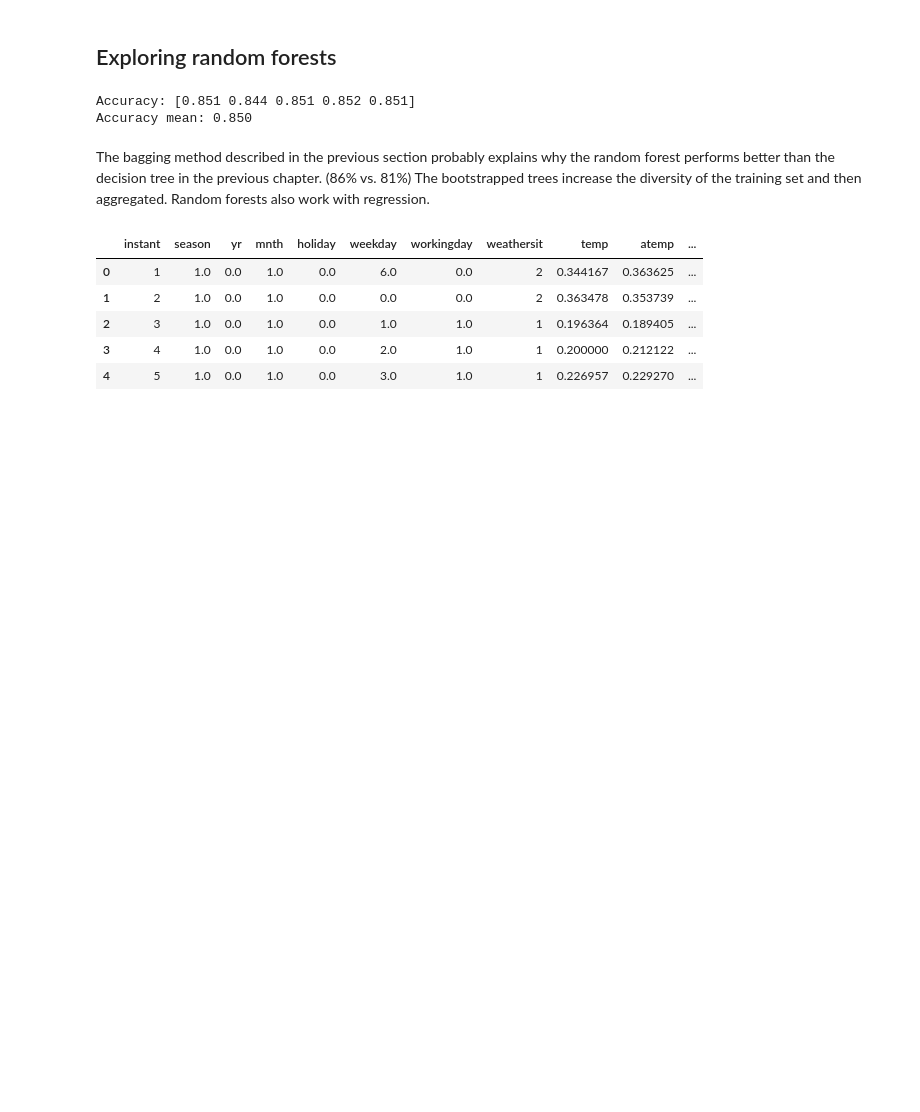
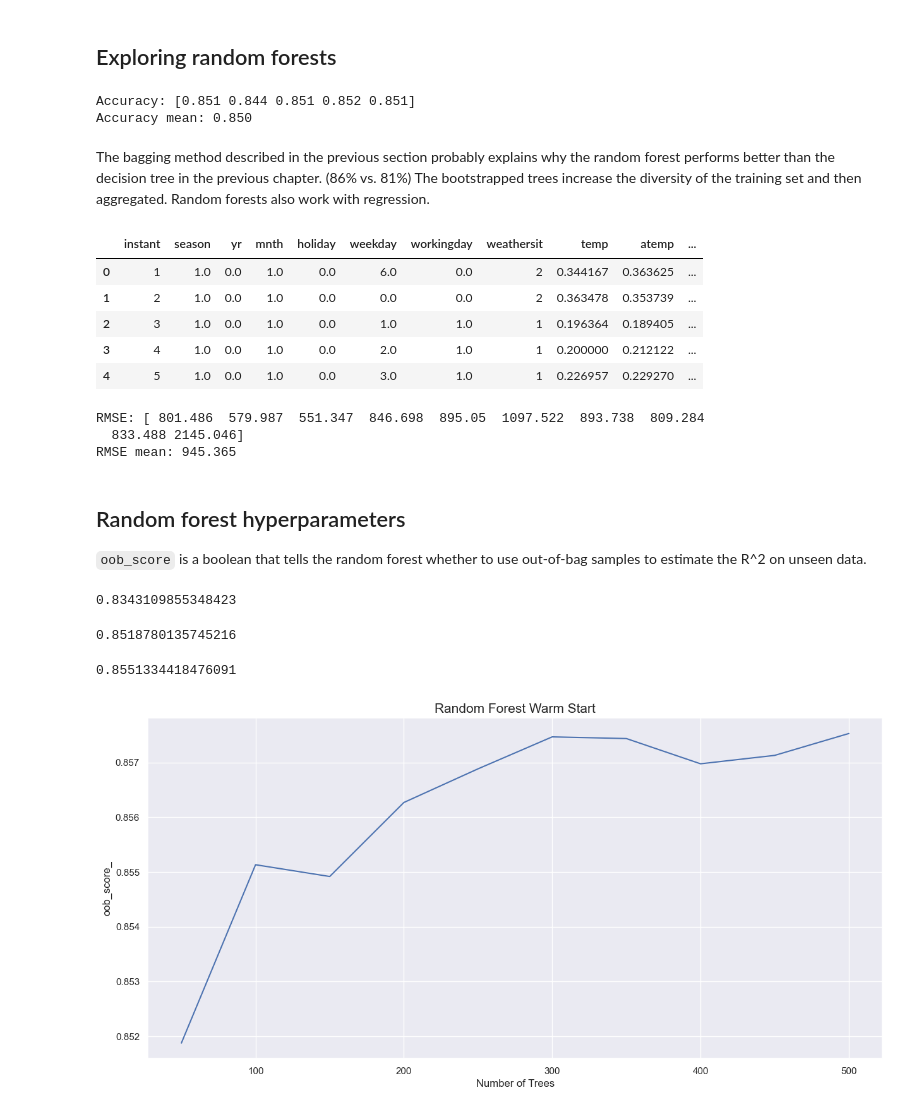
Before and after one commit to tacotuesday/reading_list, a Jupyter notebook: python/gradient_boosting/ch03_random_forests.ipynb, the cells around one changed output. Drawn from its saved outputs; the diff is of its cells as text; code cells hidden in the pictures; blank space fills up the shorter version.

```diff
--- a/python/gradient_boosting/ch03_random_forests.ipynb
+++ b/python/gradient_boosting/ch03_random_forests.ipynb
@@ -43,0 +47,76 @@ df_bikes.head()
+# %%
+# Import the regressor and initialize it with the same default hyperparameters
+from sklearn.ensemble import RandomForestRegressor
+rf = RandomForestRegressor(n_estimators=10, random_state=2, n_jobs=-1)
+
+# Use cross_val_score to calculate the MSE for 10-fold CV
+scores = cross_val_score(rf, X_bikes, y_bikes, scoring='neg_mean_squared_error', cv=10)
+
+# Find and display the RMSE
+rmse = np.sqrt(-scores)
+print('RMSE:', np.round(rmse, 3))
+print('RMSE mean: %0.3f' % (rmse.mean()))
+# %% [output]
+RMSE: [ 801.486  579.987  551.347  846.698  895.05  1097.522  893.738  809.284
+  833.488 2145.046]
+RMSE mean: 945.365
+# %% [markdown]
+## Random forest hyperparameters
+`oob_score` is a boolean that tells the random forest whether to use out-of-bag samples to estimate the R^2 on unseen data.
+# %%
+# Initialize a Random Forest classifier with 10 estimators and oob_score=True
+# 10 is probably not enough estimators to maximize accuracy, but oob_score=True is a good way to see how well the model is doing
+rf = RandomForestClassifier(n_estimators=10, random_state=2, n_jobs=-1, oob_score=True)
+rf.fit(X_census, y_census)
+rf.oob_score_
+# %% [output]
+0.8343109855348423
+# %%
+# Let's look at a larger number of estimators
+rf = RandomForestClassifier(n_estimators=50, random_state=2, n_jobs=-1, oob_score=True)
+rf.fit(X_census, y_census)
+rf.oob_score_
+# %% [output]
+0.8518780135745216
+# %%
+# And even more estimators
+rf = RandomForestClassifier(n_estimators=100, random_state=2, n_jobs=-1, oob_score=True)
+rf.fit(X_census, y_census)
+rf.oob_score_
+# %% [output]
+0.8551334418476091
+# %%
+# warm_start allows us to add more trees without starting over from scratch
+import matplotlib.pyplot as plt
+import seaborn as sns
+sns.set()
+
+# Initialize an empty set of scores and a random forest classifier with 50 estimators
+oob_scores = []
+rf = RandomForestClassifier(n_estimators=50, random_state=2, n_jobs=-1, warm_start=True, oob_score=True)
+
+# Fit rf and append the oob_score to oob_scores
+rf.fit(X_census, y_census)
+oob_scores.append(rf.oob_score_)
+
+# Prepare a list of estimators that contains the number of trees starting with 50
+est = 50
+estimators = [est]
+
+for i in range(9):
+    est += 50
+    estimators.append(est)
+    rf.set_params(n_estimators=est)
+    rf.fit(X_census, y_census)
+    oob_scores.append(rf.oob_score_)
+
+# Plot the estimators and oob_scores
+plt.figure(figsize=(15,7))
+plt.plot(estimators, oob_scores)
+plt.xlabel('Number of Trees')
+plt.ylabel('oob_score_')
+plt.title('Random Forest Warm Start', fontsize=15)
+plt.savefig('Random_Forest_Warm_Start', dpi=325)
+plt.show()
+# %% [output]
+[figure, added]
```
Also changed, not shown: parts of 15 cells of this notebook, 1 other file.
